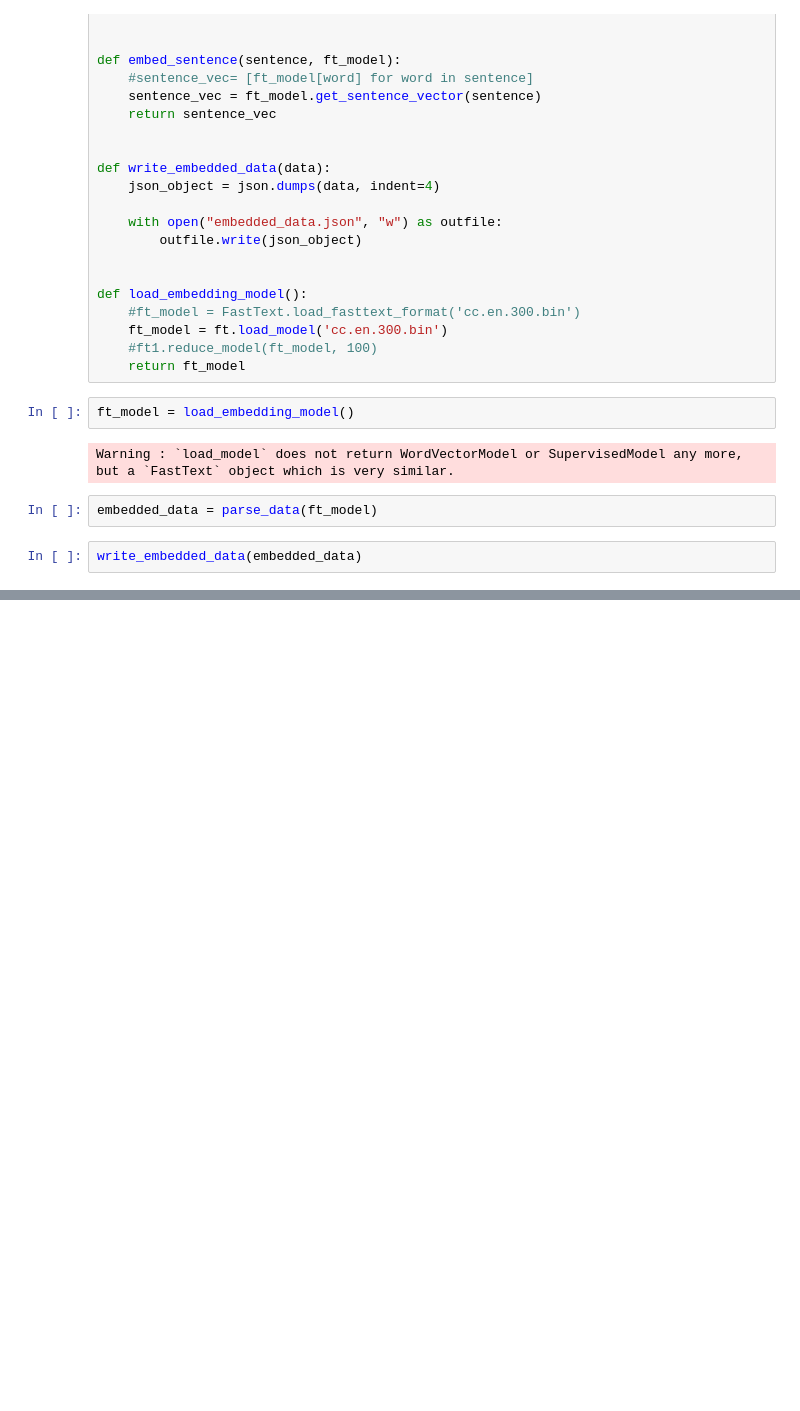
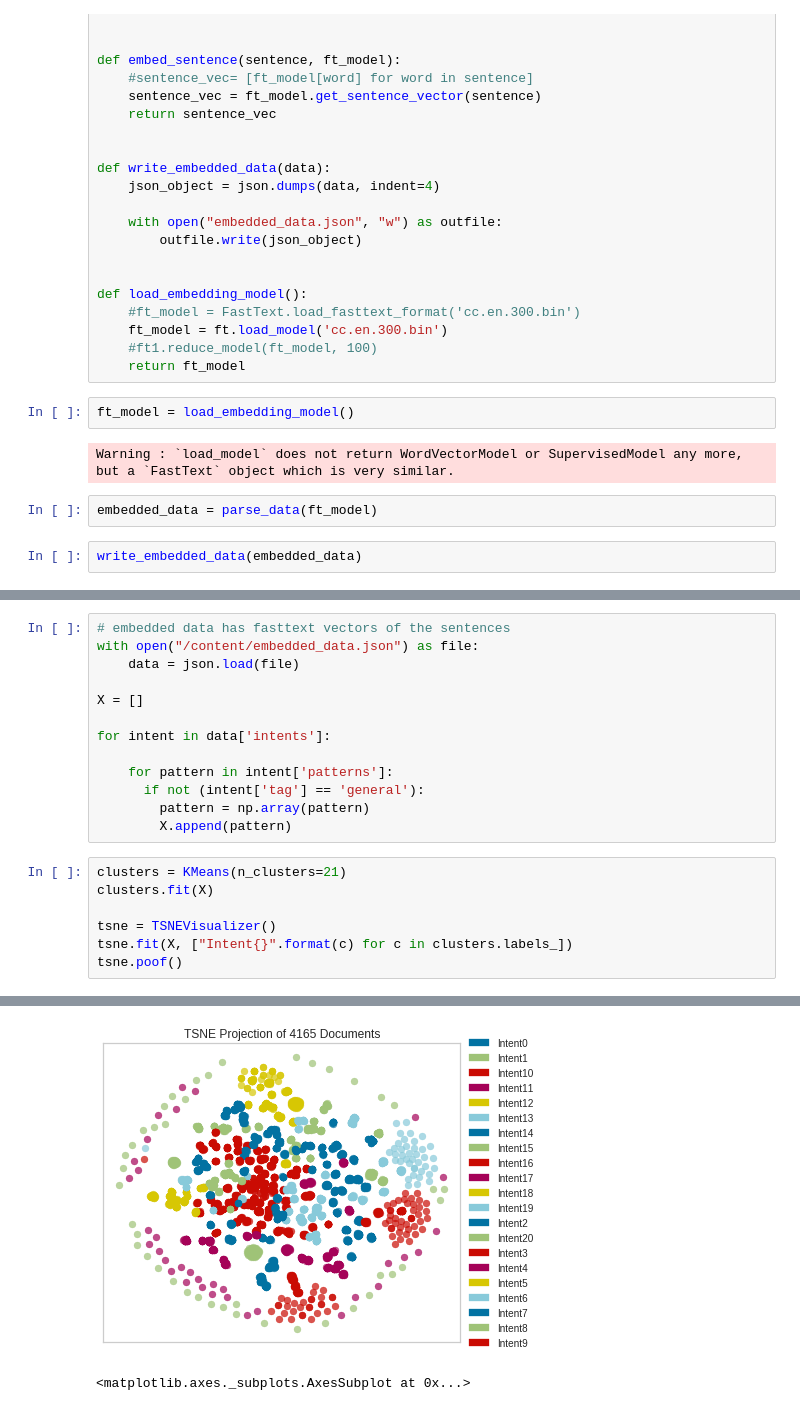
Before and after one commit to Pradnya1208/Intent-classification-based-food-delivery-chatbot, a Jupyter notebook: Sentence_embedding/food_delivery.ipynb, the cells around one changed output, grey strips where cells are left out. Saved outputs shown, nothing was run; the diff lists cells and outputs as text; blank space fills up the shorter version.

```diff
--- a/Sentence_embedding/food_delivery.ipynb
+++ b/Sentence_embedding/food_delivery.ipynb
@@ -162,0 +172,21 @@ write_embedded_data(embedded_data)
+# %%
+# embedded data has fasttext vectors of the sentences
+with open("/content/embedded_data.json") as file:
+    data = json.load(file)
+
+X = []
+
+for intent in data['intents']:
+
+    for pattern in intent['patterns']:
+      if not (intent['tag'] == 'general'):
+        pattern = np.array(pattern)
+        X.append(pattern)
+# %%
+clusters = KMeans(n_clusters=21)
+clusters.fit(X)
+
+tsne = TSNEVisualizer()
+tsne.fit(X, ["Intent{}".format(c) for c in clusters.labels_])
+tsne.poof()
+# %% [output]
@@ -162,0 +210,2 @@ write_embedded_data(embedded_data)
+[figure, added]
+<matplotlib.axes._subplots.AxesSubplot at 0x...>
```
Also changed, not shown: parts of 3 cells of this notebook.
